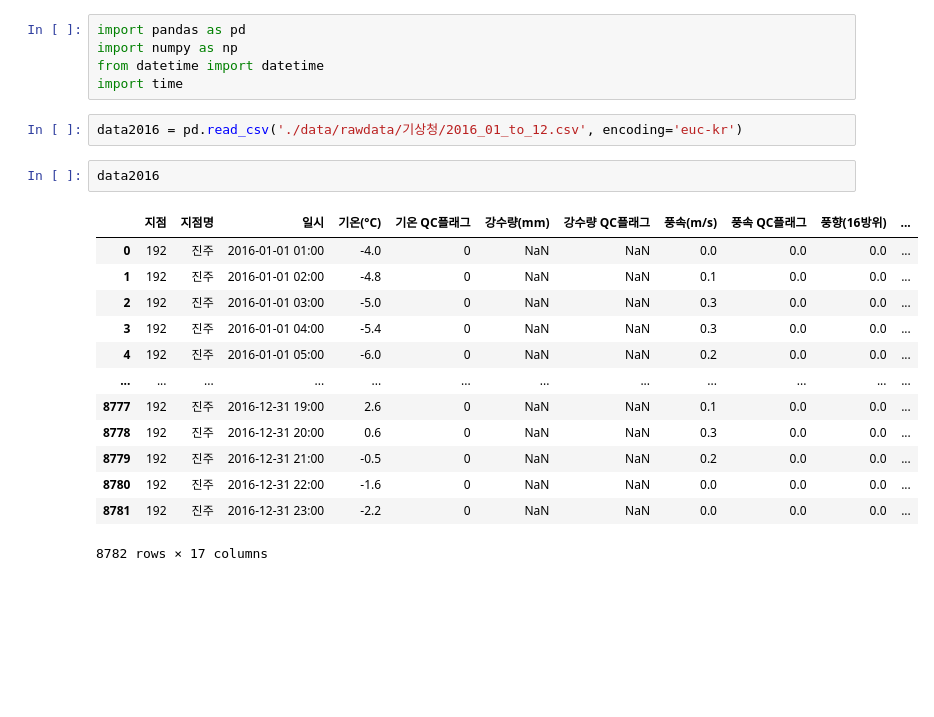
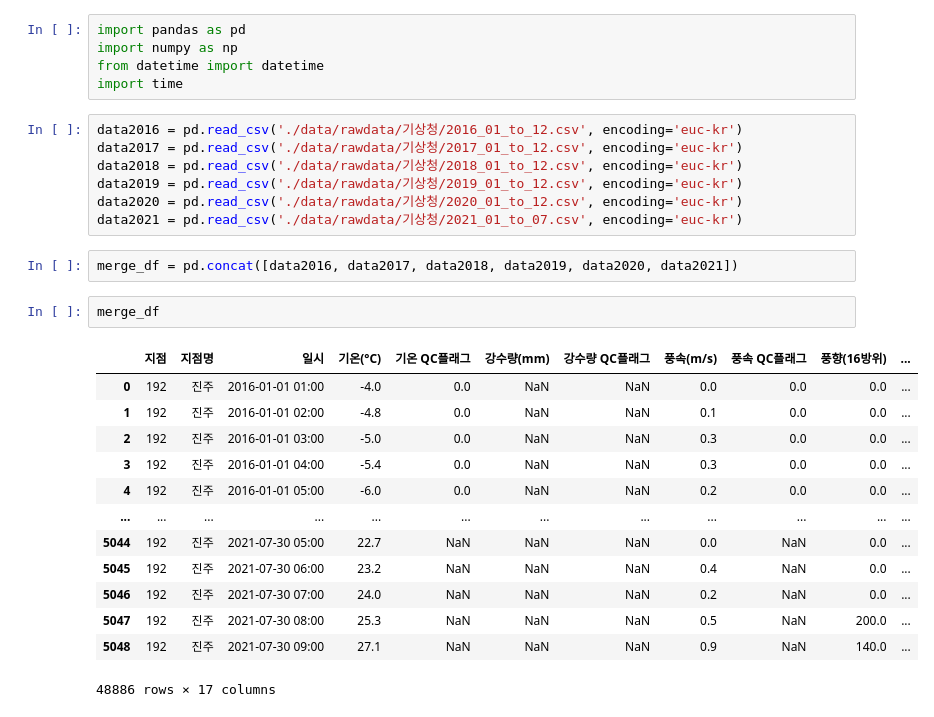
Before and after one commit to marattang/Number_of_cafeteria_users, a Jupyter notebook: project/save/Untitled.ipynb, the cells around one changed output. Drawn from its saved outputs; the diff is of its cells as text; blank space fills up the shorter version.

```diff
--- a/project/save/Untitled.ipynb
+++ b/project/save/Untitled.ipynb
@@ -5,20 +5,27 @@ from datetime import datetime
 import time
 # %%
 data2016 = pd.read_csv('./data/rawdata/기상청/2016_01_to_12.csv', encoding='euc-kr')
+data2017 = pd.read_csv('./data/rawdata/기상청/2017_01_to_12.csv', encoding='euc-kr')
+data2018 = pd.read_csv('./data/rawdata/기상청/2018_01_to_12.csv', encoding='euc-kr')
+data2019 = pd.read_csv('./data/rawdata/기상청/2019_01_to_12.csv', encoding='euc-kr')
+data2020 = pd.read_csv('./data/rawdata/기상청/2020_01_to_12.csv', encoding='euc-kr')
+data2021 = pd.read_csv('./data/rawdata/기상청/2021_01_to_07.csv', encoding='euc-kr')
 # %%
-data2016
+merge_df = pd.concat([data2016, data2017, data2018, data2019, data2020, data2021])
-# %% [output]
-|  | 지점 | 지점명 | 일시 | 기온(°C) | 기온 QC플래그 | 강수량(mm) | 강수량 QC플래그 | 풍속(m/s) | 풍속 QC플래그 | 풍향(16방위) | ... |
-| 0 | 192 | 진주 | 2016-01-01 01:00 | -4.0 | 0 | NaN | NaN | 0.0 | 0.0 | 0.0 | ... |
-| 1 | 192 | 진주 | 2016-01-01 02:00 | -4.8 | 0 | NaN | NaN | 0.1 | 0.0 | 0.0 | ... |
-| 2 | 192 | 진주 | 2016-01-01 03:00 | -5.0 | 0 | NaN | NaN | 0.3 | 0.0 | 0.0 | ... |
-| 3 | 192 | 진주 | 2016-01-01 04:00 | -5.4 | 0 | NaN | NaN | 0.3 | 0.0 | 0.0 | ... |
-| 4 | 192 | 진주 | 2016-01-01 05:00 | -6.0 | 0 | NaN | NaN | 0.2 | 0.0 | 0.0 | ... |
-| ... | ... | ... | ... | ... | ... | ... | ... | ... | ... | ... | ... |
-| 8777 | 192 | 진주 | 2016-12-31 19:00 | 2.6 | 0 | NaN | NaN | 0.1 | 0.0 | 0.0 | ... |
-| 8778 | 192 | 진주 | 2016-12-31 20:00 | 0.6 | 0 | NaN | NaN | 0.3 | 0.0 | 0.0 | ... |
-| 8779 | 192 | 진주 | 2016-12-31 21:00 | -0.5 | 0 | NaN | NaN | 0.2 | 0.0 | 0.0 | ... |
-| 8780 | 192 | 진주 | 2016-12-31 22:00 | -1.6 | 0 | NaN | NaN | 0.0 | 0.0 | 0.0 | ... |
-| 8781 | 192 | 진주 | 2016-12-31 23:00 | -2.2 | 0 | NaN | NaN | 0.0 | 0.0 | 0.0 | ... |
-8782 rows × 17 columns
+# %%
+merge_df
+# %% [output]
+|  | 지점 | 지점명 | 일시 | 기온(°C) | 기온 QC플래그 | 강수량(mm) | 강수량 QC플래그 | 풍속(m/s) | 풍속 QC플래그 | 풍향(16방위) | ... |
+| 0 | 192 | 진주 | 2016-01-01 01:00 | -4.0 | 0.0 | NaN | NaN | 0.0 | 0.0 | 0.0 | ... |
+| 1 | 192 | 진주 | 2016-01-01 02:00 | -4.8 | 0.0 | NaN | NaN | 0.1 | 0.0 | 0.0 | ... |
+| 2 | 192 | 진주 | 2016-01-01 03:00 | -5.0 | 0.0 | NaN | NaN | 0.3 | 0.0 | 0.0 | ... |
+| 3 | 192 | 진주 | 2016-01-01 04:00 | -5.4 | 0.0 | NaN | NaN | 0.3 | 0.0 | 0.0 | ... |
+| 4 | 192 | 진주 | 2016-01-01 05:00 | -6.0 | 0.0 | NaN | NaN | 0.2 | 0.0 | 0.0 | ... |
+| ... | ... | ... | ... | ... | ... | ... | ... | ... | ... | ... | ... |
+| 5044 | 192 | 진주 | 2021-07-30 05:00 | 22.7 | NaN | NaN | NaN | 0.0 | NaN | 0.0 | ... |
+| 5045 | 192 | 진주 | 2021-07-30 06:00 | 23.2 | NaN | NaN | NaN | 0.4 | NaN | 0.0 | ... |
+| 5046 | 192 | 진주 | 2021-07-30 07:00 | 24.0 | NaN | NaN | NaN | 0.2 | NaN | 0.0 | ... |
+| 5047 | 192 | 진주 | 2021-07-30 08:00 | 25.3 | NaN | NaN | NaN | 0.5 | NaN | 200.0 | ... |
+| 5048 | 192 | 진주 | 2021-07-30 09:00 | 27.1 | NaN | NaN | NaN | 0.9 | NaN | 140.0 | ... |
+48886 rows × 17 columns
 # %%
```
Also changed, not shown: parts of 36 cells of this notebook, 6 other files.
